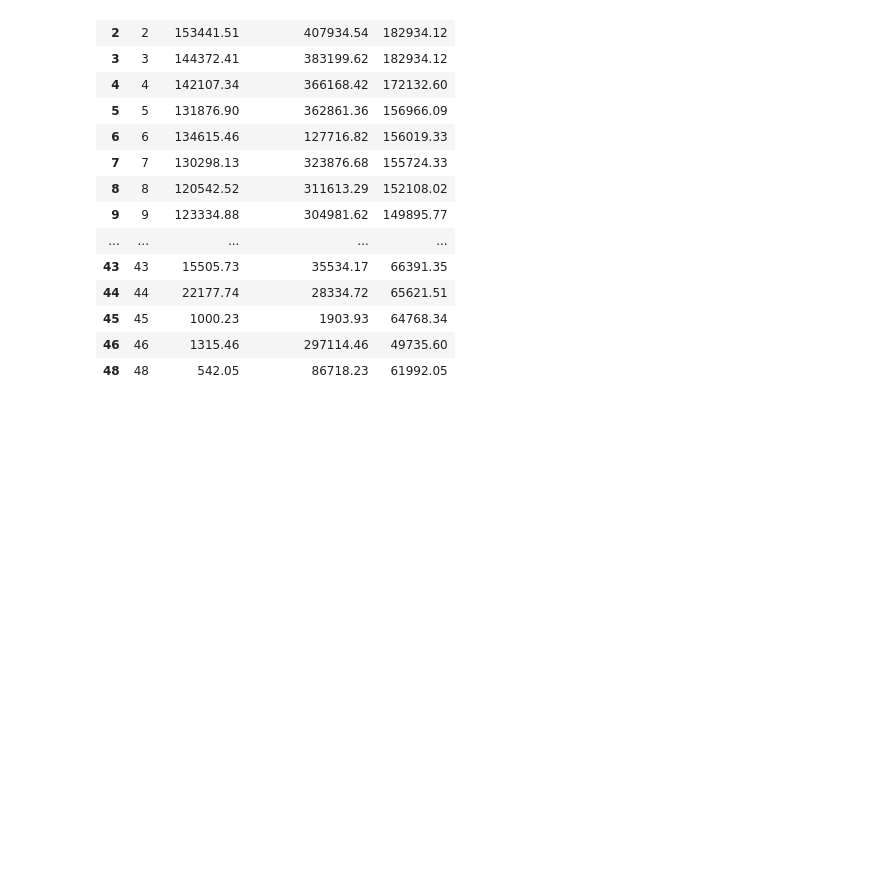
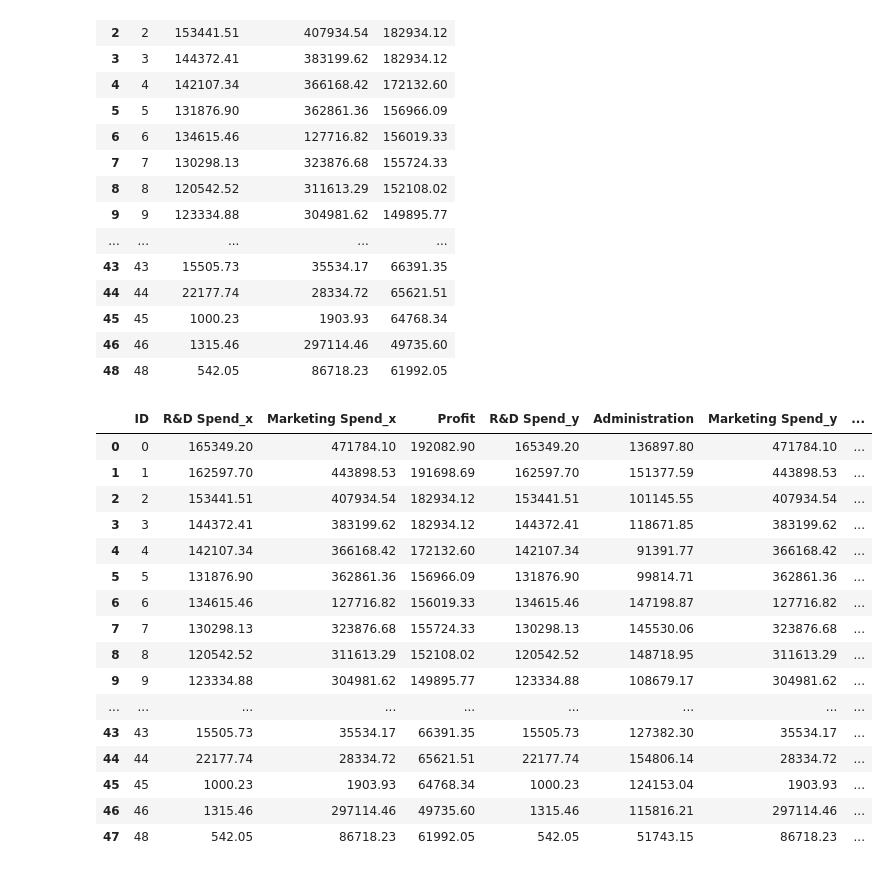
Before and after one commit to AlexPugaciov/data-science, a Jupyter notebook: ML-101 Modules/Module 02/Lesson 02/Practice/startup-profit-prediction - Practice.ipynb, the cells around one changed output. Cells and saved outputs as stored; diff of their text form; code cells hidden in the pictures; blank space fills up the shorter version.

Commit message:
Merge predVStest

```diff
--- a/ML-101 Modules/Module 02/Lesson 02/Practice/startup-profit-prediction - Practice.ipynb
+++ b/ML-101 Modules/Module 02/Lesson 02/Practice/startup-profit-prediction - Practice.ipynb
@@ -317,3 +317,24 @@ test
 | 48 | 48 | 542.05 | 86718.23 | 61992.05 |
 # %%
 test.to_csv('StartupPredictions.csv', index=False)
+# %%
+merge_test = pd.merge(test, pd.read_csv("test.csv"), on='ID')
+merge_test
+# %% [output]
+|  | ID | R&D Spend_x | Marketing Spend_x | Profit | R&D Spend_y | Administration | Marketing Spend_y | ... |
+| 0 | 0 | 165349.20 | 471784.10 | 192082.90 | 165349.20 | 136897.80 | 471784.10 | ... |
+| 1 | 1 | 162597.70 | 443898.53 | 191698.69 | 162597.70 | 151377.59 | 443898.53 | ... |
+| 2 | 2 | 153441.51 | 407934.54 | 182934.12 | 153441.51 | 101145.55 | 407934.54 | ... |
+| 3 | 3 | 144372.41 | 383199.62 | 182934.12 | 144372.41 | 118671.85 | 383199.62 | ... |
+| 4 | 4 | 142107.34 | 366168.42 | 172132.60 | 142107.34 | 91391.77 | 366168.42 | ... |
+| 5 | 5 | 131876.90 | 362861.36 | 156966.09 | 131876.90 | 99814.71 | 362861.36 | ... |
+| 6 | 6 | 134615.46 | 127716.82 | 156019.33 | 134615.46 | 147198.87 | 127716.82 | ... |
+| 7 | 7 | 130298.13 | 323876.68 | 155724.33 | 130298.13 | 145530.06 | 323876.68 | ... |
+| 8 | 8 | 120542.52 | 311613.29 | 152108.02 | 120542.52 | 148718.95 | 311613.29 | ... |
+| 9 | 9 | 123334.88 | 304981.62 | 149895.77 | 123334.88 | 108679.17 | 304981.62 | ... |
+| ... | ... | ... | ... | ... | ... | ... | ... | ... |
+| 43 | 43 | 15505.73 | 35534.17 | 66391.35 | 15505.73 | 127382.30 | 35534.17 | ... |
+| 44 | 44 | 22177.74 | 28334.72 | 65621.51 | 22177.74 | 154806.14 | 28334.72 | ... |
+| 45 | 45 | 1000.23 | 1903.93 | 64768.34 | 1000.23 | 124153.04 | 1903.93 | ... |
+| 46 | 46 | 1315.46 | 297114.46 | 49735.60 | 1315.46 | 115816.21 | 297114.46 | ... |
+| 47 | 48 | 542.05 | 86718.23 | 61992.05 | 542.05 | 51743.15 | 86718.23 | ... |
```
Also changed, not shown: parts of 1 cell of this notebook, 1 other file.
